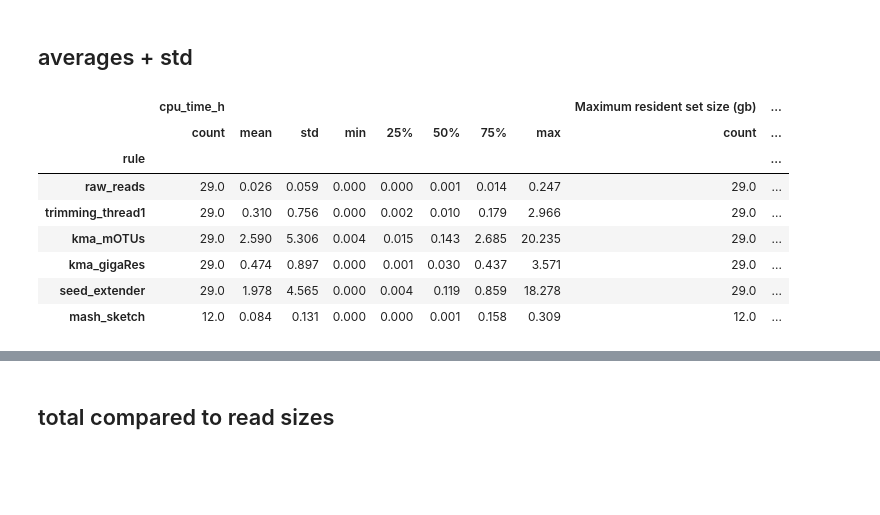
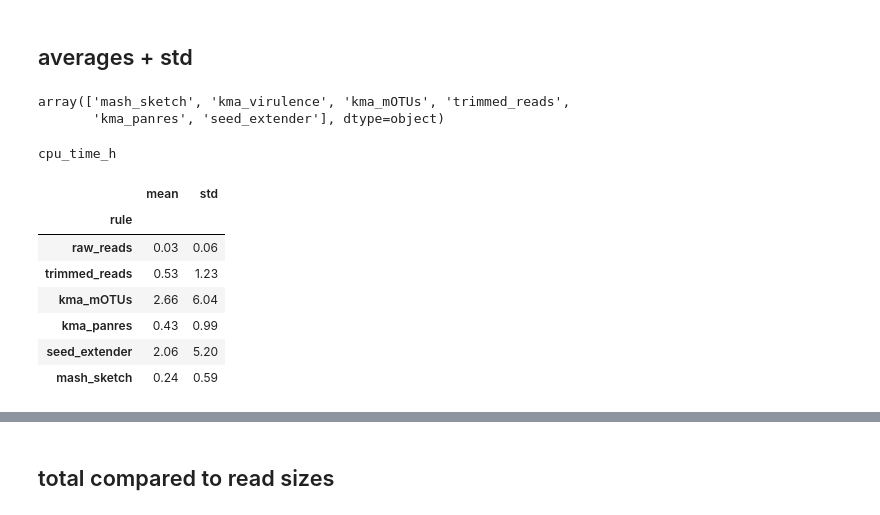
Before and after one commit to genomicepidemiology/argprofiler-paper-notebooks, a Jupyter notebook: Run_times.ipynb, the cells around one changed output, grey strips where cells are left out. Drawn from its saved outputs; the diff is of its cells as text; code cells hidden in the pictures; blank space fills up the shorter version.

```diff
--- a/Run_times.ipynb
+++ b/Run_times.ipynb
@@ -26,6 +31,18 @@ p4 = re.compile(r'(\w+)\/((E|D|S)RR[0-9]{6,})')
 p2 = re.compile(r'(.+\))\:\s(.+)')
 p3 = re.compile(r'signal\s(\d+)')
 
+def conv_KB_to_MB(input_kilobyte):
+    # FROM https://stackoverflow.com/questions/39284008/how-to-convert-mb-to-gb-with-precision-in-python
+    megabyte = 1./1000
+    convert_mb = megabyte * input_kilobyte
+    return convert_mb
+
+def conv_MB_to_GB(input_megabyte):
+    # FROM https://stackoverflow.com/questions/39284008/how-to-convert-mb-to-gb-with-precision-in-python
+    gigabyte = 1.0/1024
+    convert_gb = gigabyte * input_megabyte
+    return convert_gb
+
 def parse_time(fname):
 
     d = defaultdict(dict)
@@ -40,7 +57,10 @@ def parse_time(fname):
                 else:
                     read_type = pd.NA
                     m = p4.findall(l)
-                    rule, accession, _ = m[0]
+                    try:
+                        rule, accession, _ = m[0]
+                    except:
+                        rule, accession = l.split(' ')[1], l.split(' ')[1]
 
                 d[rule][accession] = {'read_type': read_type}
 
@@ -84,7 +104,8 @@ def parse_time(fname):
     )
 
     #kbytes to gigabytes
-    df['Maximum resident set size (gb)'] = df['Maximum resident set size (kbytes)'] * 10**(-7)
+    df['Maximum resident set size (mb)'] = df['Maximum resident set size (kbytes)'].apply(conv_KB_to_MB)
+    df['Maximum resident set size (gb)'] = df['Maximum resident set size (mb)'].apply(conv_MB_to_GB)
 
     return df.reset_index()
 
@@ -106,8 +127,8 @@ def get_cmap(labels, name='viridis'):
     return {l: cmap(i) for i, l in enumerate(labels)}
 # %%
 dfs = {
-    '32': parse_time('data/AvA_32.times'),
-    '29_fastp': parse_time('data/29_fastp.times'),
+    'zip': parse_time('data/AvA_benchmarking.times'),
+    'final': parse_time('data/AvA_benchmarking_final.times'),
 }
 # %%
 samples29 = [
@@ -280,16 +483,22 @@ figure_saver(fig=fig, prefix='figures/kma_comparisons')
 # Final rules and their computational requirements
 # %% [markdown]
 ## averages + std
+# %%
+dfs['final'].rule.unique()
+# %% [output]
+array(['mash_sketch', 'kma_virulence', 'kma_mOTUs', 'trimmed_reads',
+       'kma_panres', 'seed_extender'], dtype=object)
 # %%
-rule_order = ['raw_reads', 'trimming_thread1', 'kma_mOTUs', 'kma_gigaRes', 'seed_extender', 'mash_sketch']
-pd.concat([dfs['32'], dfs['29_fastp']]).query("sample in @samples29 & rule in @rule_order").groupby(['rule'])[[x1, x2]].describe().round(3).loc[rule_order]
+rule_order = ['raw_reads', 'trimmed_reads', 'kma_mOTUs','kma_panres',  'seed_extender', 'mash_sketch']
+print(x1)
+pd.concat([dfs['final'], dfs['zip'].query("rule == 'raw_reads'")]).query("sample in @samples29 & rule in @rule_order").groupby(['rule'])[x1].describe().round(2).loc[rule_order, ['mean', 'std']]
 # %% [output]
+cpu_time_h
-|  | cpu_time_h |  |  |  |  |  |  |  | Maximum resident set size (gb) | ... |
-|  | count | mean | std | min | 25% | 50% | 75% | max | count | ... |
-| rule |  |  |  |  |  |  |  |  |  | ... |
-| raw_reads | 29.0 | 0.026 | 0.059 | 0.000 | 0.000 | 0.001 | 0.014 | 0.247 | 29.0 | ... |
-| trimming_thread1 | 29.0 | 0.310 | 0.756 | 0.000 | 0.002 | 0.010 | 0.179 | 2.966 | 29.0 | ... |
-| kma_mOTUs | 29.0 | 2.590 | 5.306 | 0.004 | 0.015 | 0.143 | 2.685 | 20.235 | 29.0 | ... |
-| kma_gigaRes | 29.0 | 0.474 | 0.897 | 0.000 | 0.001 | 0.030 | 0.437 | 3.571 | 29.0 | ... |
-| seed_extender | 29.0 | 1.978 | 4.565 | 0.000 | 0.004 | 0.119 | 0.859 | 18.278 | 29.0 | ... |
-| mash_sketch | 12.0 | 0.084 | 0.131 | 0.000 | 0.000 | 0.001 | 0.158 | 0.309 | 12.0 | ... |
+|  | mean | std |
+| rule |  |  |
+| raw_reads | 0.03 | 0.06 |
+| trimmed_reads | 0.53 | 1.23 |
+| kma_mOTUs | 2.66 | 6.04 |
+| kma_panres | 0.43 | 0.99 |
+| seed_extender | 2.06 | 5.20 |
+| mash_sketch | 0.24 | 0.59 |
```
Also changed, not shown: parts of 27 cells of this notebook, 3 other files.
